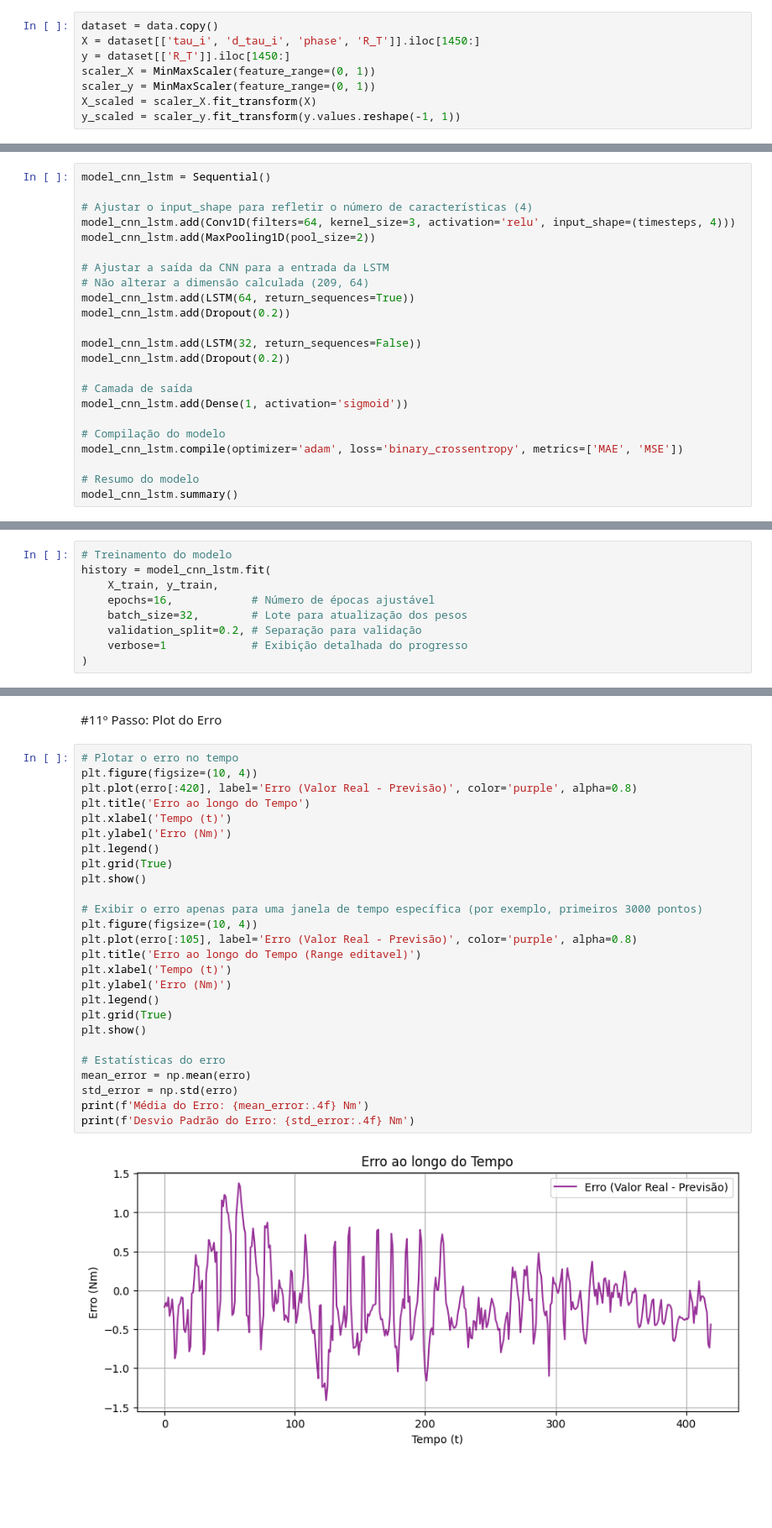
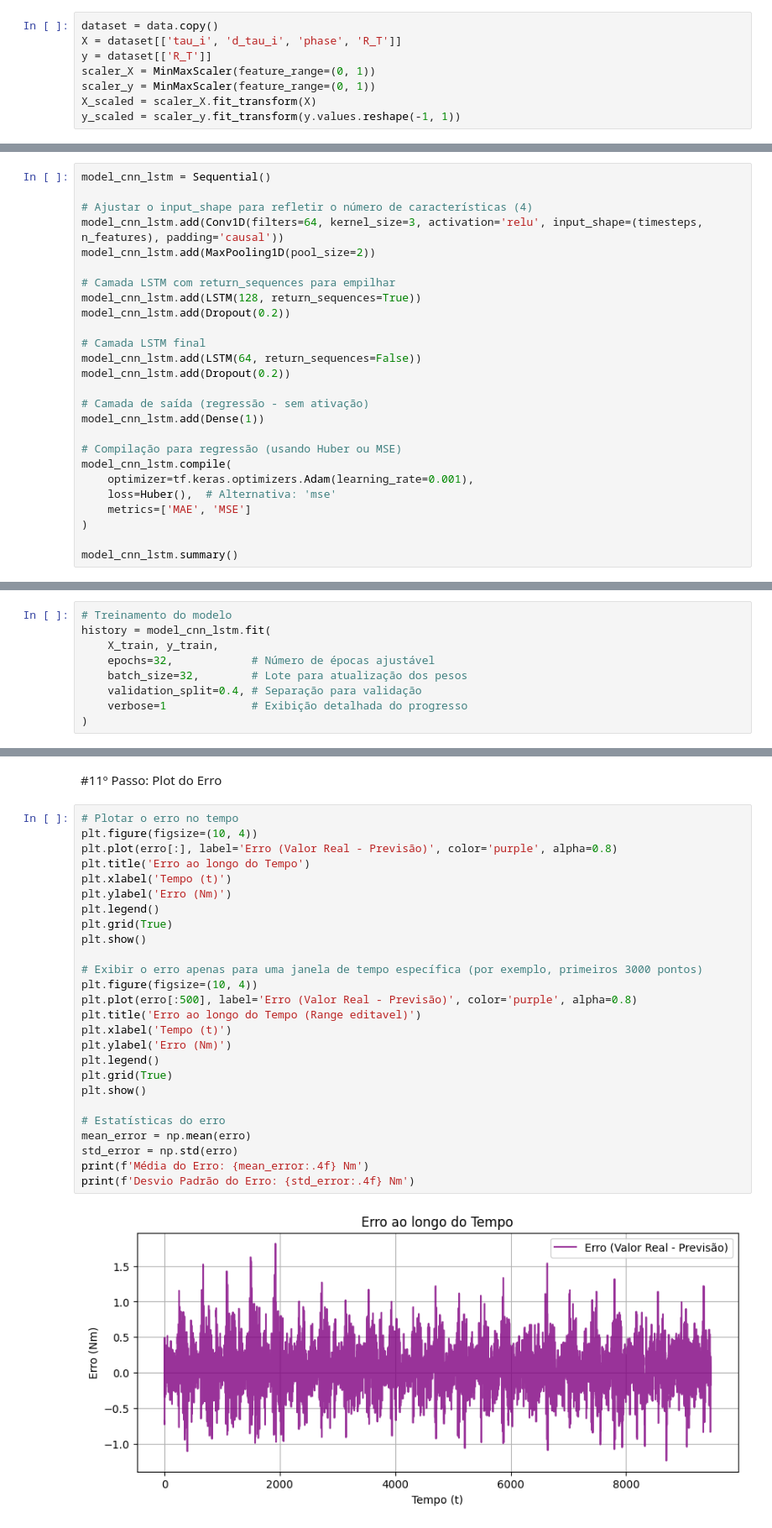
Before and after one commit to EricRibeiroAlves/Interacao-Humano-Robo, a Jupyter notebook: Codigo/[AP_T]_Eric_Modelo_CNN_LSTM.ipynb, the cells around one changed output, grey strips where cells are left out. Shown at 84% size. Drawn from its saved outputs; the diff is of its cells as text; blank space fills up the shorter version.

Commit message:
Final - Modelo CNN + LSTM

```diff
--- a/Codigo/[AP_T]_Eric_Modelo_CNN_LSTM.ipynb
+++ b/Codigo/[AP_T]_Eric_Modelo_CNN_LSTM.ipynb
@@ -87,8 +87,8 @@ See the caveats in the documentation: https://pandas.pydata.org/pandas-docs/stab
 # 3º Passo: Separação e Normalização dos dados
 # %%
 dataset = data.copy()
-X = dataset[['tau_i', 'd_tau_i', 'phase', 'R_T']].iloc[1450:]
-y = dataset[['R_T']].iloc[1450:]
+X = dataset[['tau_i', 'd_tau_i', 'phase', 'R_T']]
+y = dataset[['R_T']]
 scaler_X = MinMaxScaler(feature_range=(0, 1))
 scaler_y = MinMaxScaler(feature_range=(0, 1))
 X_scaled = scaler_X.fit_transform(X)
@@ -118,23 +118,26 @@ Forma dos dados de saída: (8020, 1)
 model_cnn_lstm = Sequential()
 
 # Ajustar o input_shape para refletir o número de características (4)
-model_cnn_lstm.add(Conv1D(filters=64, kernel_size=3, activation='relu', input_shape=(timesteps, 4)))
+model_cnn_lstm.add(Conv1D(filters=64, kernel_size=3, activation='relu', input_shape=(timesteps, n_features), padding='causal'))
 model_cnn_lstm.add(MaxPooling1D(pool_size=2))
 
-# Ajustar a saída da CNN para a entrada da LSTM
-# Não alterar a dimensão calculada (209, 64)
-model_cnn_lstm.add(LSTM(64, return_sequences=True))
+# Camada LSTM com return_sequences para empilhar
+model_cnn_lstm.add(LSTM(128, return_sequences=True))
 model_cnn_lstm.add(Dropout(0.2))
 
-model_cnn_lstm.add(LSTM(32, return_sequences=False))
+# Camada LSTM final
+model_cnn_lstm.add(LSTM(64, return_sequences=False))
 model_cnn_lstm.add(Dropout(0.2))
 
-# Camada de saída
-model_cnn_lstm.add(Dense(1, activation='sigmoid'))
+# Camada de saída (regressão - sem ativação)
+model_cnn_lstm.add(Dense(1))
 
-# Compilação do modelo
-model_cnn_lstm.compile(optimizer='adam', loss='binary_crossentropy', metrics=['MAE', 'MSE'])
+# Compilação para regressão (usando Huber ou MSE)
+model_cnn_lstm.compile(
+    optimizer=tf.keras.optimizers.Adam(learning_rate=0.001),
+    loss=Huber(),  # Alternativa: 'mse'
+    metrics=['MAE', 'MSE']
+)
 
-# Resumo do modelo
 model_cnn_lstm.summary()
 # %% [output]
@@ -165,9 +168,9 @@ Model: "sequential"
 # Treinamento do modelo
 history = model_cnn_lstm.fit(
     X_train, y_train,
-    epochs=16,            # Número de épocas ajustável
+    epochs=32,            # Número de épocas ajustável
     batch_size=32,        # Lote para atualização dos pesos
-    validation_split=0.2, # Separação para validação
+    validation_split=0.4, # Separação para validação
     verbose=1             # Exibição detalhada do progresso
 )
 # %% [output]
@@ -250,28 +253,28 @@ erro = y_train_rescaled.flatten() - y_pred.flatten()
 # %%
 # Plotar o erro no tempo
 plt.figure(figsize=(10, 4))
-plt.plot(erro[:420], label='Erro (Valor Real - Previsão)', color='purple', alpha=0.8)
+plt.plot(erro[:], label='Erro (Valor Real - Previsão)', color='purple', alpha=0.8)
 plt.title('Erro ao longo do Tempo')
 plt.xlabel('Tempo (t)')
 plt.ylabel('Erro (Nm)')
 plt.legend()
 plt.grid(True)
 plt.show()
 
 # Exibir o erro apenas para uma janela de tempo específica (por exemplo, primeiros 3000 pontos)
 plt.figure(figsize=(10, 4))
-plt.plot(erro[:105], label='Erro (Valor Real - Previsão)', color='purple', alpha=0.8)
+plt.plot(erro[:500], label='Erro (Valor Real - Previsão)', color='purple', alpha=0.8)
 plt.title('Erro ao longo do Tempo (Range editavel)')
 plt.xlabel('Tempo (t)')
 plt.ylabel('Erro (Nm)')
 plt.legend()
 plt.grid(True)
 plt.show()
 
 # Estatísticas do erro
 mean_error = np.mean(erro)
 std_error = np.std(erro)
 print(f'Média do Erro: {mean_error:.4f} Nm')
 print(f'Desvio Padrão do Erro: {std_error:.4f} Nm')
 # %% [output]
-[figure, old version]
+[figure, new version]
```
Also changed, not shown: parts of 9 cells of this notebook.
